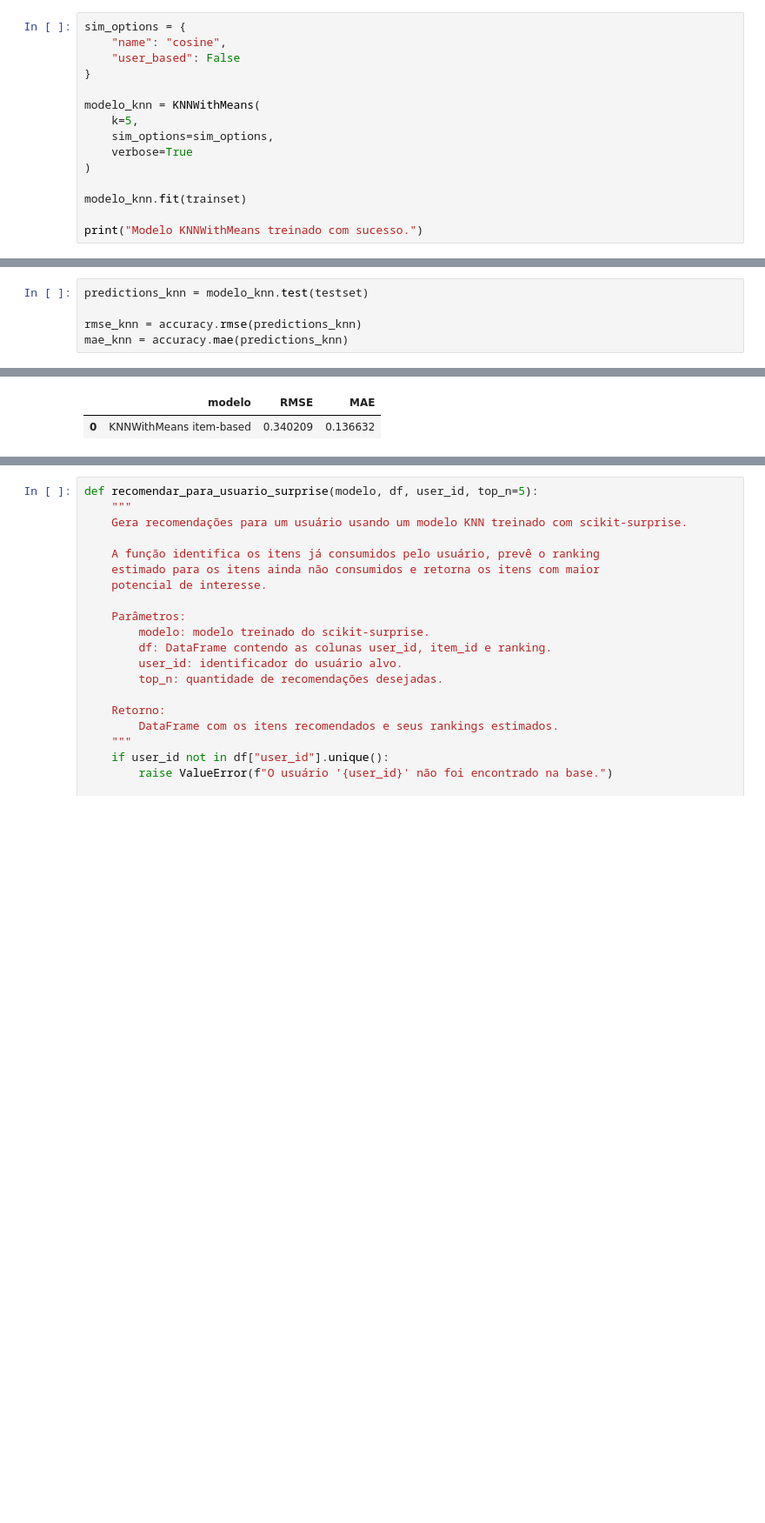
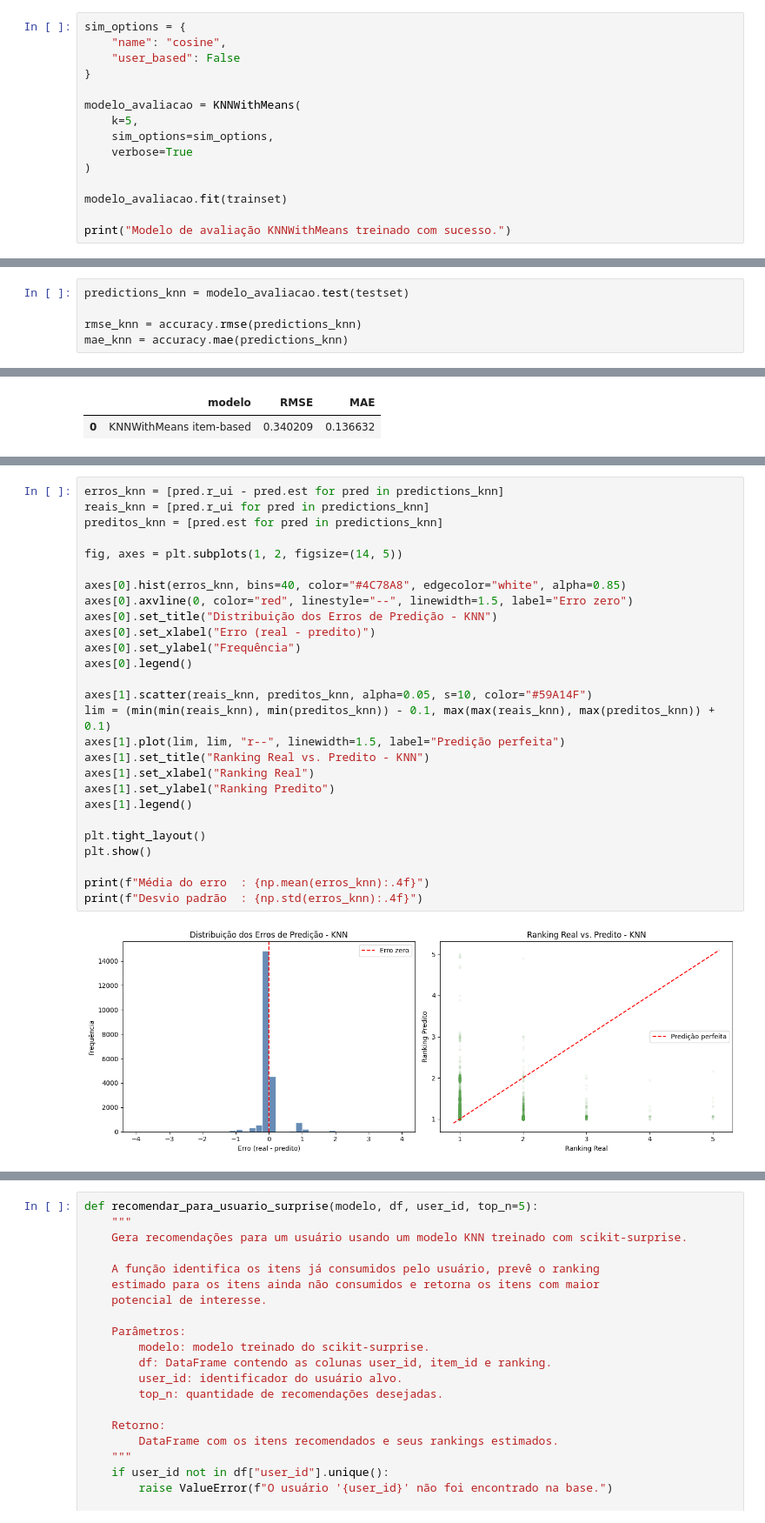
Before and after one commit to Kdu07/recomendashow, a Jupyter notebook: src/aad/02_knn.ipynb, the cells around one changed output, grey strips where cells are left out. Shown at 87% size. Saved outputs shown, nothing was run; the diff lists cells and outputs as text; blank space fills up the shorter version.

```diff
--- a/src/aad/02_knn.ipynb
+++ b/src/aad/02_knn.ipynb
@@ -228,15 +266,15 @@ sim_options = {
     "user_based": False
 }
 
-modelo_knn = KNNWithMeans(
+modelo_avaliacao = KNNWithMeans(
     k=5,
     sim_options=sim_options,
     verbose=True
 )
 
-modelo_knn.fit(trainset)
+modelo_avaliacao.fit(trainset)
 
-print("Modelo KNNWithMeans treinado com sucesso.")
+print("Modelo de avaliação KNNWithMeans treinado com sucesso.")
 # %% [output]
 Computing the cosine similarity matrix...
 Done computing similarity matrix.
@@ -250,7 +288,7 @@ O RMSE mede a raiz do erro quadrático médio, penalizando erros maiores com mai
 
 Essas métricas permitem avaliar o desempenho do modelo como uma tarefa de predição de ranking.
 # %%
-predictions_knn = modelo_knn.test(testset)
+predictions_knn = modelo_avaliacao.test(testset)
 
 rmse_knn = accuracy.rmse(predictions_knn)
 mae_knn = accuracy.mae(predictions_knn)
@@ -270,0 +313,29 @@ resultados_knn
+# %%
+erros_knn = [pred.r_ui - pred.est for pred in predictions_knn]
+reais_knn = [pred.r_ui for pred in predictions_knn]
+preditos_knn = [pred.est for pred in predictions_knn]
+
+fig, axes = plt.subplots(1, 2, figsize=(14, 5))
+
+axes[0].hist(erros_knn, bins=40, color="#4C78A8", edgecolor="white", alpha=0.85)
+axes[0].axvline(0, color="red", linestyle="--", linewidth=1.5, label="Erro zero")
+axes[0].set_title("Distribuição dos Erros de Predição - KNN")
+axes[0].set_xlabel("Erro (real - predito)")
+axes[0].set_ylabel("Frequência")
+axes[0].legend()
+
+axes[1].scatter(reais_knn, preditos_knn, alpha=0.05, s=10, color="#59A14F")
+lim = (min(min(reais_knn), min(preditos_knn)) - 0.1, max(max(reais_knn), max(preditos_knn)) + 0.1)
+axes[1].plot(lim, lim, "r--", linewidth=1.5, label="Predição perfeita")
+axes[1].set_title("Ranking Real vs. Predito - KNN")
+axes[1].set_xlabel("Ranking Real")
+axes[1].set_ylabel("Ranking Predito")
+axes[1].legend()
+
+plt.tight_layout()
+plt.show()
+
+print(f"Média do erro  : {np.mean(erros_knn):.4f}")
+print(f"Desvio padrão  : {np.std(erros_knn):.4f}")
+# %% [output]
+[figure, added]
```
Also changed, not shown: parts of 20 cells of this notebook, 1 other file.
